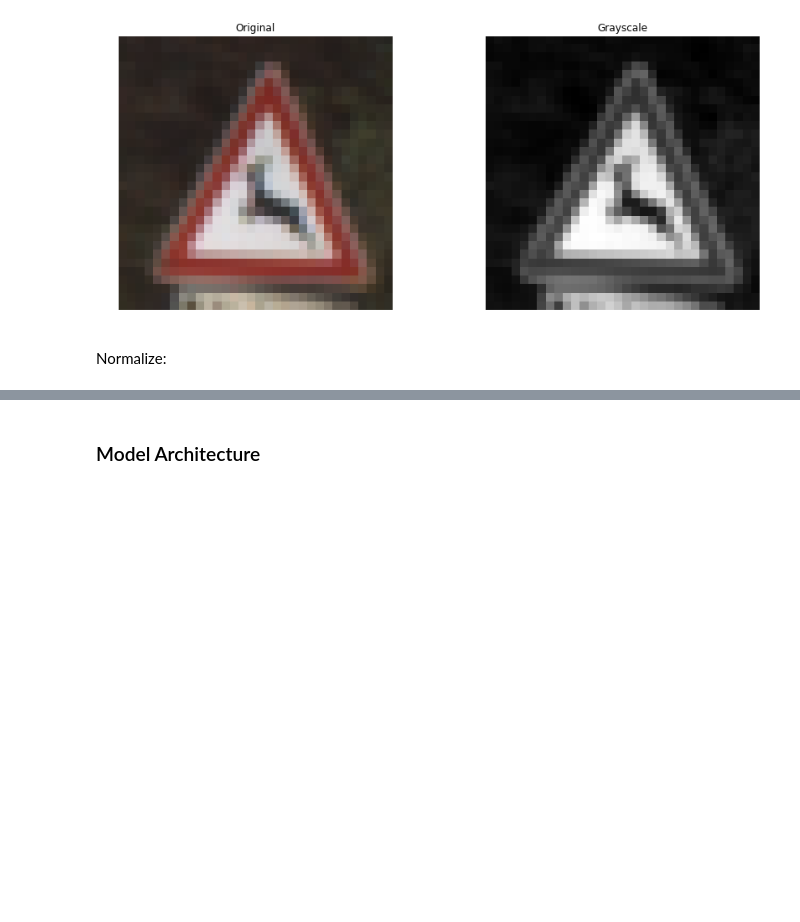
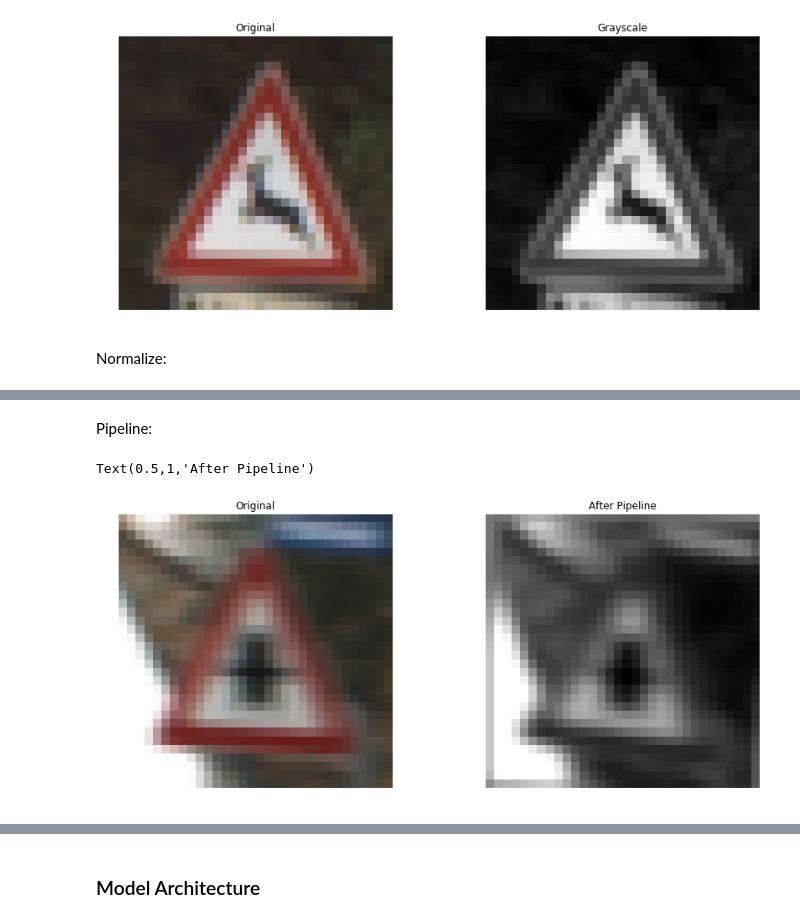
Before and after one commit to PedroHRPBS/CarND-Traffic-Sign-Classifier-Project, a Jupyter notebook: Traffic_Sign_Classifier.ipynb, the cells around one changed output, grey strips where cells are left out. Drawn from its saved outputs; the diff is of its cells as text; code cells hidden in the pictures; blank space fills up the shorter version.

```diff
--- a/Traffic_Sign_Classifier.ipynb
+++ b/Traffic_Sign_Classifier.ipynb
@@ -245,0 +324,31 @@ X_train.shape
+# %% [markdown]
+Pipeline:
+# %%
+def pipeline(x, angle, shift, normalized):
+    if not normalized:
+        x = RGB2Gray(x)
+        x = normalize(x)
+    x = rotate(x, angle)
+    x = translate(x, shift)
+    x = brightness(x)
+
+    return x
+
+fig, axs = plt.subplots(1, 2, figsize = (15, 6))
+fig.subplots_adjust(wspace = .1)
+axs = axs.ravel()
+
+index = random.randint(0, len(X_train))
+
+axs[0].axis('off')
+axs[0].imshow(np.squeeze(X_train[index]), cmap = 'gray')
+axs[0].set_title('Original')
+
+X_train_pipeline = pipeline(X_train, 15, 3, False)
+
+axs[1].axis('off')
+axs[1].imshow(np.squeeze(X_train_pipeline[index]), cmap = 'gray')
+axs[1].set_title('After Pipeline')
+# %% [output]
+Text(0.5,1,'After Pipeline')
+[figure, added]
```
Also changed, not shown: parts of 21 cells of this notebook.
